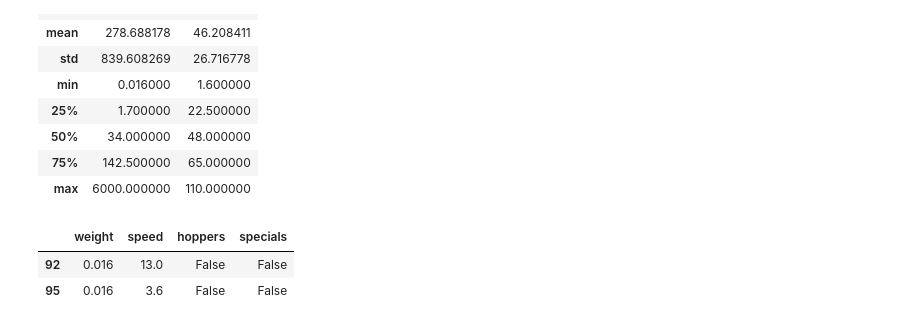
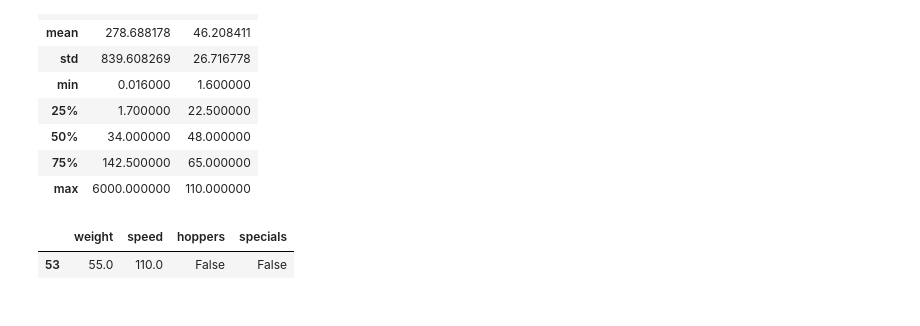
Before and after one commit to dlmitc3/numpy-pandas-visualization-exercises, a Jupyter notebook: dataframes.ipynb, the cells around one changed output. Saved outputs shown, nothing was run; the diff lists cells and outputs as text; code cells hidden in the pictures.

```diff
--- a/dataframes.ipynb
+++ b/dataframes.ipynb
@@ -414,12 +414,11 @@ mammals.describe()
 | max | 6000.000000 | 110.000000 |
 # %%
 # What is the the weight of the fastest animal?
-# Answer: weight 0.01  Speed 13.0
+# Answer: weight 55.0  Speed 110.0
 
-mammals.sort_values(by=['weight']).nsmallest(1, 'weight', keep = 'all').tail()
+mammals.sort_values(by=['speed']).nlargest(1, 'speed', keep = 'all').head()
 # %% [output]
 |  | weight | speed | hoppers | specials |
-| 92 | 0.016 | 13.0 | False | False |
-| 95 | 0.016 | 3.6 | False | False |
+| 53 | 55.0 | 110.0 | False | False |
 # %%
 # What is the overal percentage of specials?
```
Also changed, not shown: parts of 4 cells of this notebook.
